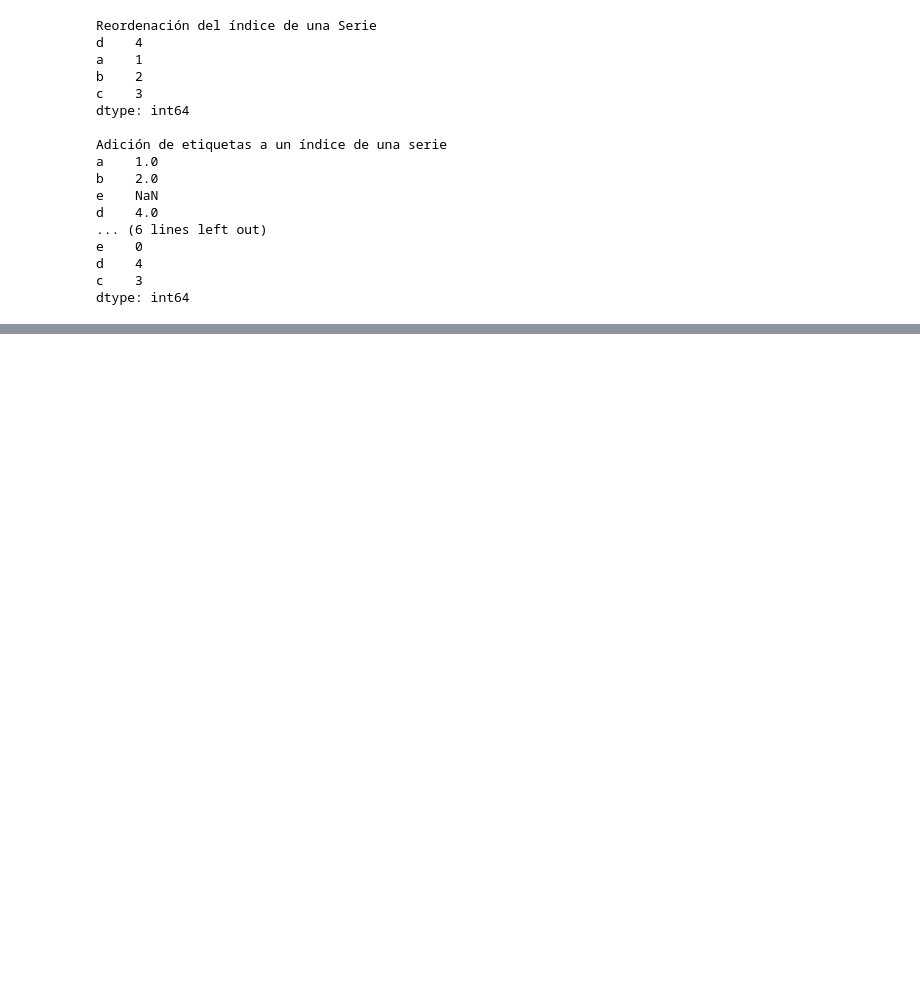
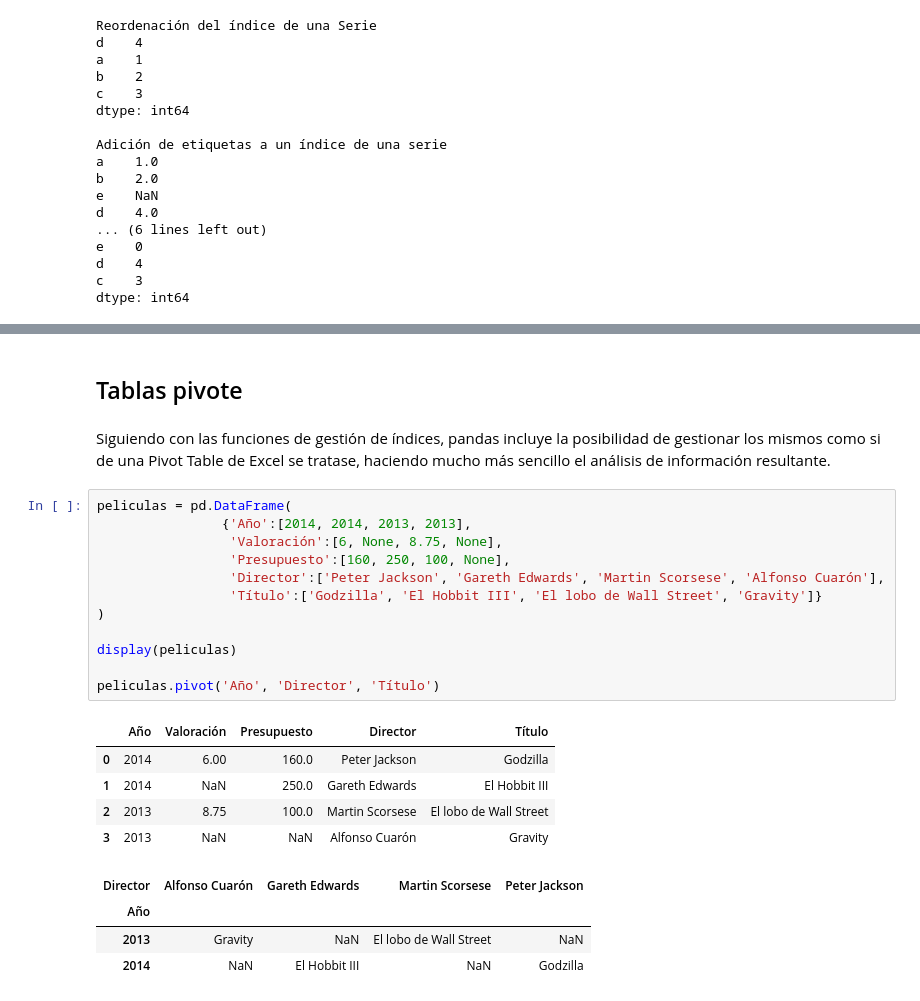
Before and after one commit to yanaySG/proyecto_python_AFI, a Jupyter notebook: Lecciones/3-pandas-notebooks/2. Operaciones basicas.ipynb, the cells around one changed output, grey strips where cells are left out. Cells and saved outputs as stored; diff of their text form; blank space fills up the shorter version.

Commit message:
pivot table

```diff
--- a/Lecciones/3-pandas-notebooks/2. Operaciones basicas.ipynb
+++ b/Lecciones/3-pandas-notebooks/2. Operaciones basicas.ipynb
@@ -759,0 +756,26 @@ Siguiendo con las funciones de gestión de índices, pandas incluye la posibilid
+# %% [markdown]
+## Tablas pivote
+# %% [markdown]
+Siguiendo con las funciones de gestión de índices, pandas incluye la posibilidad de gestionar los mismos como si de una Pivot Table de Excel se tratase, haciendo mucho más sencillo el análisis de información resultante.
+# %%
+peliculas = pd.DataFrame(
+                {'Año':[2014, 2014, 2013, 2013],
+                 'Valoración':[6, None, 8.75, None],
+                 'Presupuesto':[160, 250, 100, None],
+                 'Director':['Peter Jackson', 'Gareth Edwards', 'Martin Scorsese', 'Alfonso Cuarón'],
+                 'Título':['Godzilla', 'El Hobbit III', 'El lobo de Wall Street', 'Gravity']}
+)
+
+display(peliculas)
+
+peliculas.pivot('Año', 'Director', 'Título')
+# %% [output]
+|  | Año | Valoración | Presupuesto | Director | Título |
+| 0 | 2014 | 6.00 | 160.0 | Peter Jackson | Godzilla |
+| 1 | 2014 | NaN | 250.0 | Gareth Edwards | El Hobbit III |
+| 2 | 2013 | 8.75 | 100.0 | Martin Scorsese | El lobo de Wall Street |
+| 3 | 2013 | NaN | NaN | Alfonso Cuarón | Gravity |
+| Director | Alfonso Cuarón | Gareth Edwards | Martin Scorsese | Peter Jackson |
+| Año |  |  |  |  |
+| 2013 | Gravity | NaN | El lobo de Wall Street | NaN |
+| 2014 | NaN | El Hobbit III | NaN | Godzilla |
```
Also changed, not shown: parts of 16 cells of this notebook.
